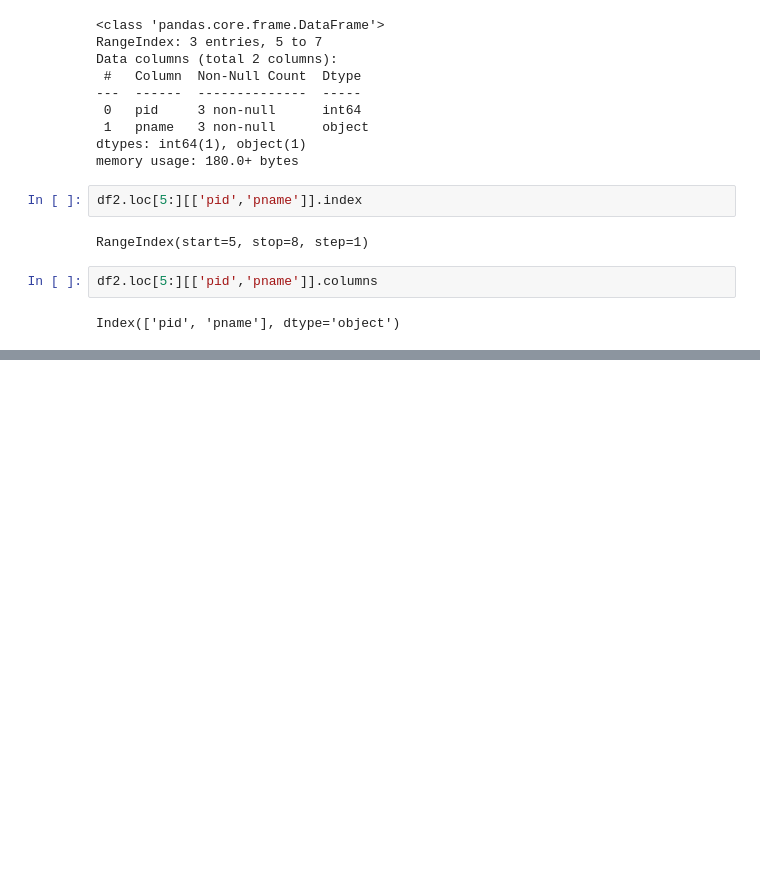
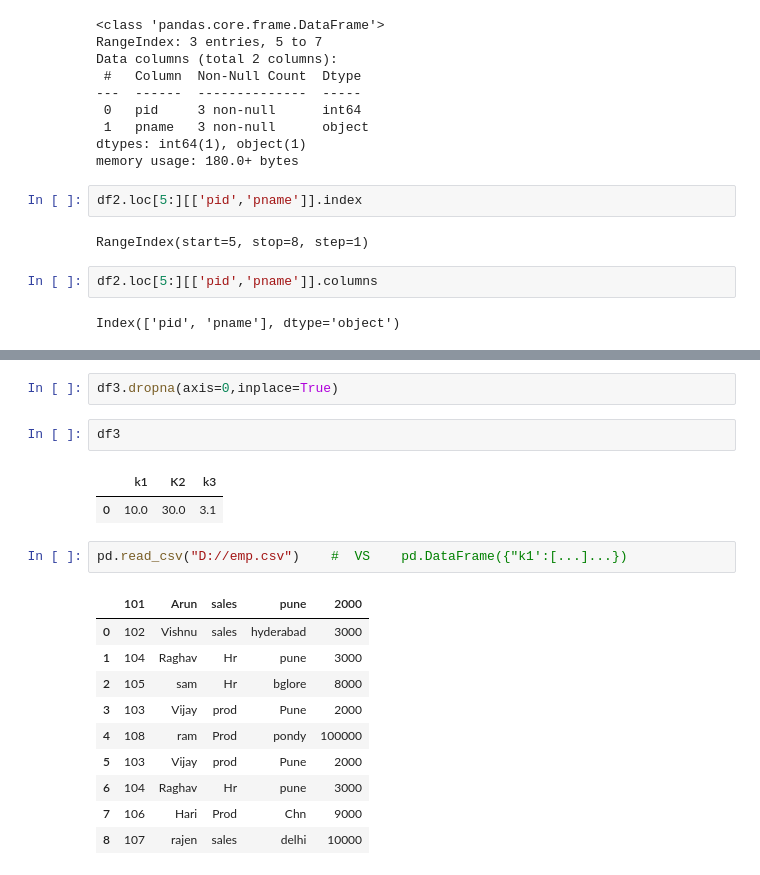
Before and after one commit to krishtheeba/PythonWithAI, a Jupyter notebook: pandas_Jupyter.ipynb, the cells around one changed output, grey strips where cells are left out. Saved outputs shown, nothing was run; the diff lists cells and outputs as text; blank space fills up the shorter version.

```diff
--- a/pandas_Jupyter.ipynb
+++ b/pandas_Jupyter.ipynb
@@ -401,0 +878,20 @@ Index(['pid', 'pname'], dtype='object')
+# %%
+df3.dropna(axis=0,inplace=True)
+# %%
+df3
+# %% [output]
+|  | k1 | K2 | k3 |
+| 0 | 10.0 | 30.0 | 3.1 |
+# %%
+pd.read_csv("D://emp.csv")    #  VS    pd.DataFrame({"k1':[...]...})
+# %% [output]
+|  | 101 | Arun | sales | pune | 2000 |
+| 0 | 102 | Vishnu | sales | hyderabad | 3000 |
+| 1 | 104 | Raghav | Hr | pune | 3000 |
+| 2 | 105 | sam | Hr | bglore | 8000 |
+| 3 | 103 | Vijay | prod | Pune | 2000 |
+| 4 | 108 | ram | Prod | pondy | 100000 |
+| 5 | 103 | Vijay | prod | Pune | 2000 |
+| 6 | 104 | Raghav | Hr | pune | 3000 |
+| 7 | 106 | Hari | Prod | Chn | 9000 |
+| 8 | 107 | rajen | sales | delhi | 10000 |
```
Also changed, not shown: parts of 69 cells of this notebook, 1 other file.
